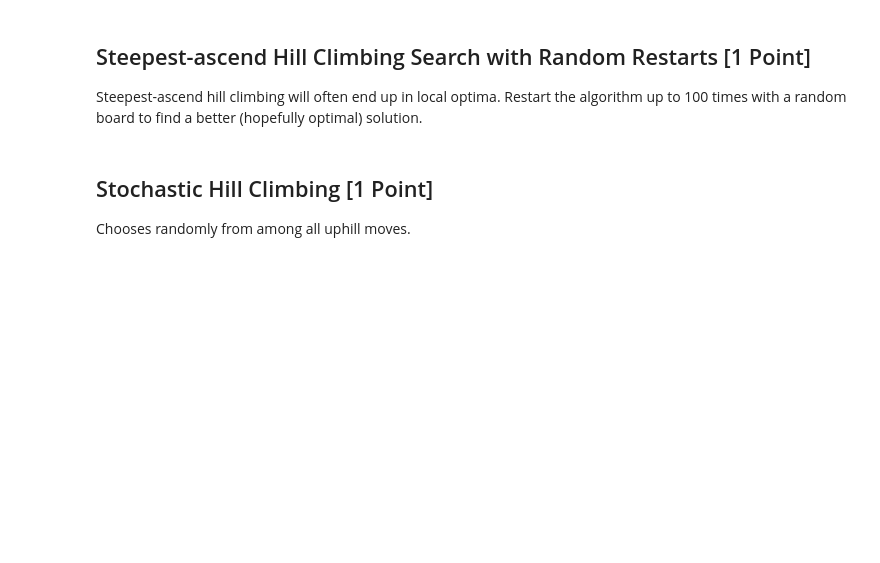
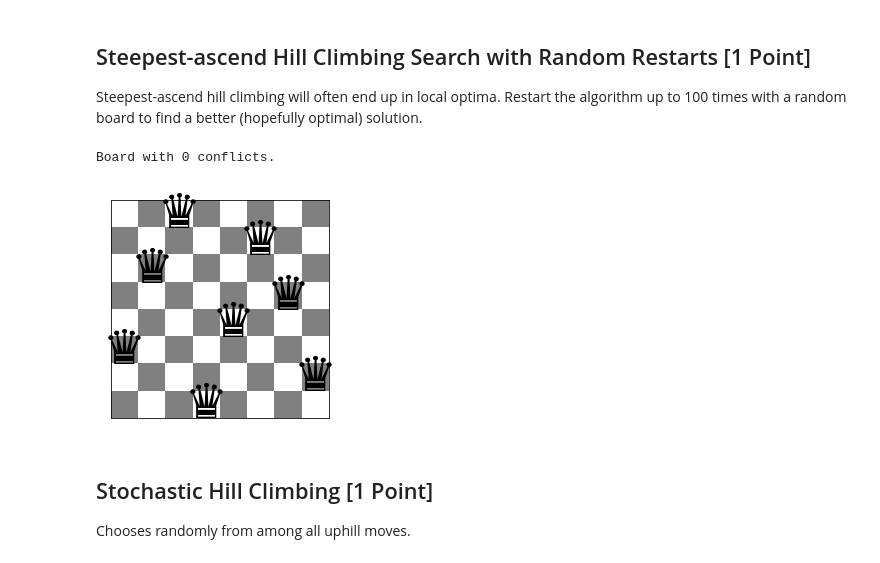
Before and after one commit to Meanings11/CS7320-AI, a Jupyter notebook: Local Search/n_queens.ipynb, the cells around one changed output. Drawn from its saved outputs; the diff is of its cells as text; code cells hidden in the pictures; blank space fills up the shorter version.

Commit message:
random start

```diff
--- a/Local Search/n_queens.ipynb
+++ b/Local Search/n_queens.ipynb
@@ -196,3 +191,28 @@ Steepest-ascend hill climbing will often end up in local optima. Restart the alg
+# %%
+def SAHC_random_start(board,start_count=100,debug=False):
+    curr = board
+    curr_conflict = conflicts(curr)
+
+    for i in range(start_count):
+        new_start = random_board(8)
+        new_board = SAHC(new_start)
+        new_conflict = conflicts(new_board)
+
+        if curr_conflict == 0:
+            return curr_b
+
+        if new_conflict < curr_conflict:
+            curr_b = new_board
+            curr_conflict = new_conflict
+            if debug: print(f"new conflict: {curr_conflict}")
+            if debug: show_board(curr_b)
+
+    return curr_b
+
+show_board(SAHC_random_start(board))
+# %% [output]
+Board with 0 conflicts.
+[figure, added]
 # %% [markdown]
 ## Stochastic Hill Climbing [1 Point]
 
```
Also changed, not shown: parts of 2 cells of this notebook.
